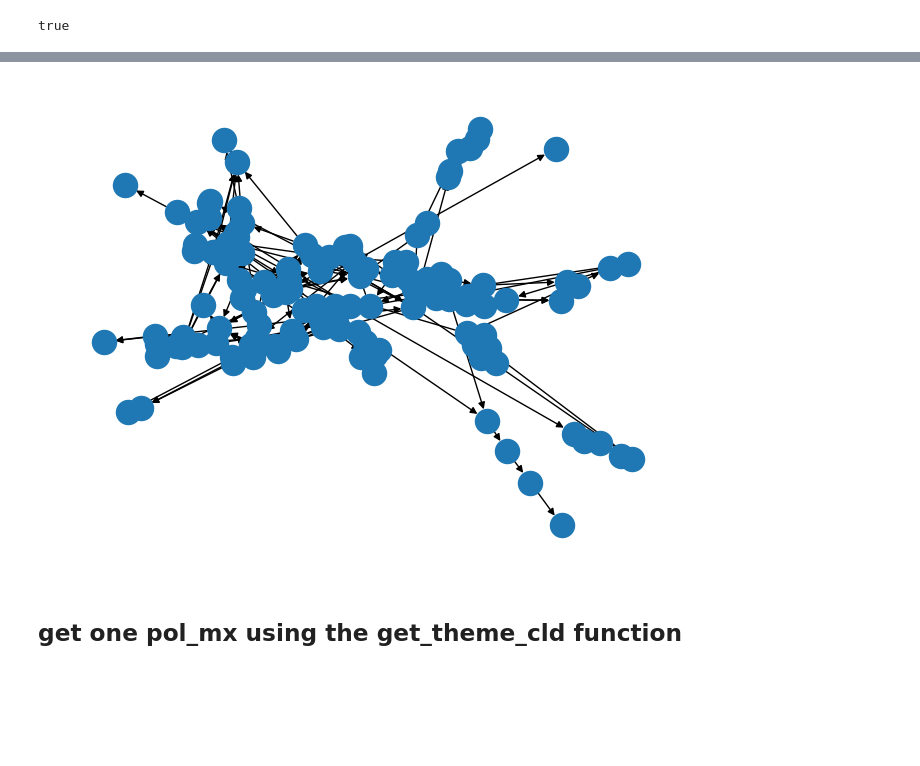
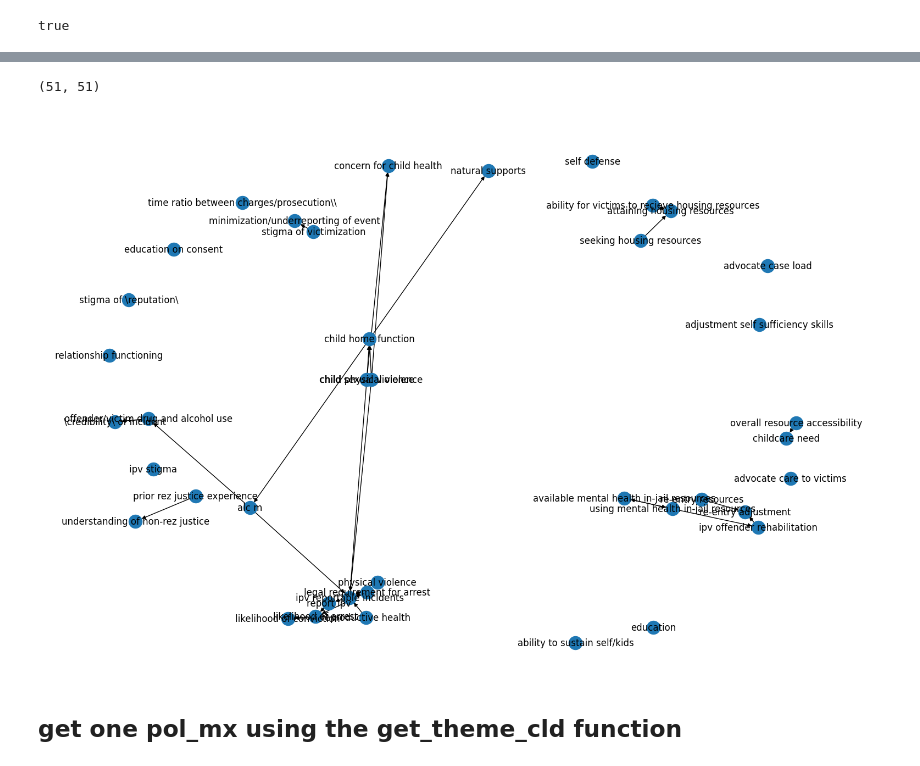
Before and after one commit to georgia-max/MentalMaps_Aggregation, a Jupyter notebook: Jupyter/aggregateCLD.ipynb, the cells around one changed output, grey strips where cells are left out. Cells and saved outputs as stored; diff of their text form; code cells hidden in the pictures; blank space fills up the shorter version.

```diff
--- a/Jupyter/aggregateCLD.ipynb
+++ b/Jupyter/aggregateCLD.ipynb
@@ -197,3 +186,7 @@ tt
+# %%
+pol_max_combined.shape
+# %% [output]
+(51, 51)
 # %%
 import networkx as nx
 
@@ -207,0 +200,7 @@ G= nx.from_pandas_adjacency(tt, create_using=nx.DiGraph)
+# %%
+
+pol_max_combined.to_excel('pol_max_combined.xlsx')
+pol_max_combined = pd.read_excel('pol_max_combined.xlsx')
+pol_max_combined.index = pol_max_combined['from']
+# delete first column
+pol_max_combined = pol_max_combined.drop(columns=['from'])
@@ -208,10 +214,14 @@ G= nx.from_pandas_adjacency(tt, create_using=nx.DiGraph)
+# %%
+G= nx.from_pandas_adjacency(pol_max_combined, create_using=nx.DiGraph)
 # %%
 import matplotlib.pyplot as plt
 
-nx.draw(G)
+# create a larger plot
+plt.figure(figsize=(15,10))
+nx.draw(G,with_labels = True)
 plt.draw()
 # %% [output]
-[figure, old version]
+[figure, new version]
 # %% [markdown]
 ## get one pol_mx using the get_theme_cld function
 # %%
```
Also changed, not shown: parts of 16 cells of this notebook, 4 other files.
